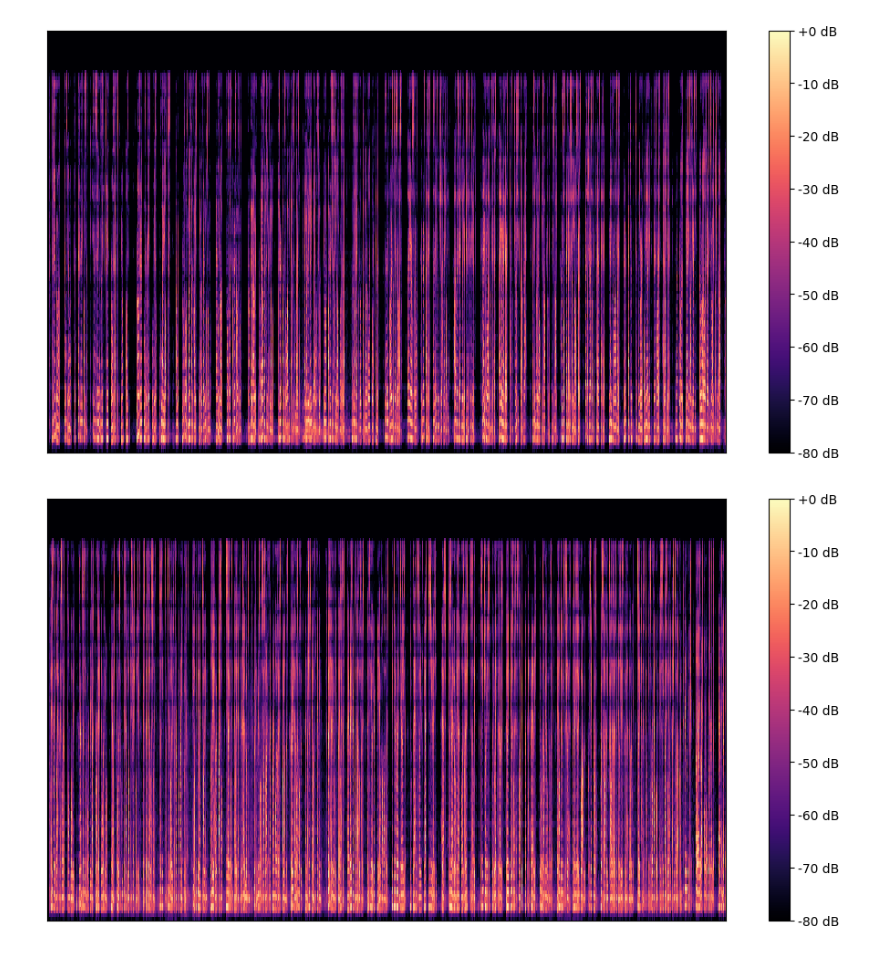
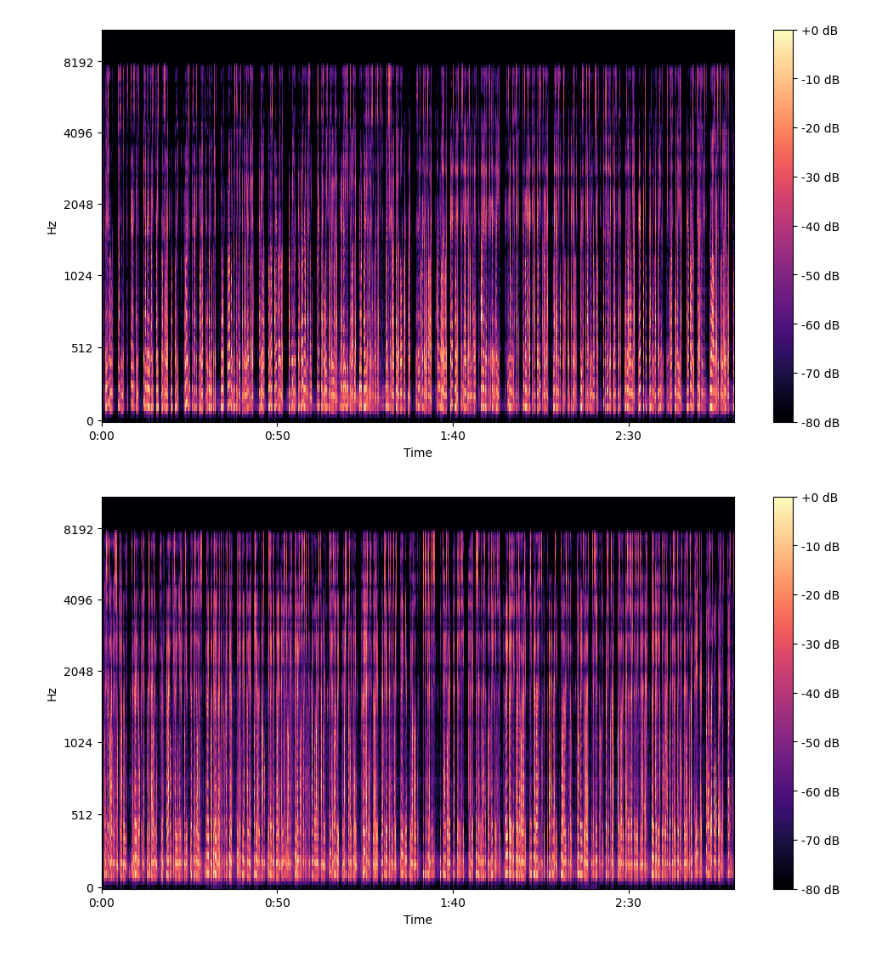
Before and after one commit to allenhung1218/Voice-Payment, a Jupyter notebook: our_own_dataset/Rain/ViewMelspectrogram.ipynb, the cells around one changed output. Cells and saved outputs as stored; diff of their text form; code cells hidden in the pictures.

Commit message:
ViewMelspectrogram update axis

```diff
--- a/our_own_dataset/Rain/ViewMelspectrogram.ipynb
+++ b/our_own_dataset/Rain/ViewMelspectrogram.ipynb
@@ -5,18 +5,18 @@ import numpy as np
 # %%
 def viewMelspectrogram():
     for i in range(4):
         file_path = "audio_file_" + str(i+1) + ".flac"
         y, sr = librosa.load(file_path)
 
         melspectrogram = librosa.feature.melspectrogram(y=y, sr=sr)
         log_melspectrogram = librosa.power_to_db(melspectrogram, ref=np.max)
 
         plt.figure(figsize=(12, 6))
-        librosa.display.specshow(log_melspectrogram)
+        librosa.display.specshow(log_melspectrogram, x_axis='time', y_axis='mel')
         plt.colorbar(format='%+2.0f dB')
         plt.show()
 
 viewMelspectrogram()
 # %% [output]
-[figure, old version]
+[figure, new version]
-[figure, old version]
+[figure, new version]
```
Also changed, not shown: parts of 1 cell of this notebook, 2 other files.
